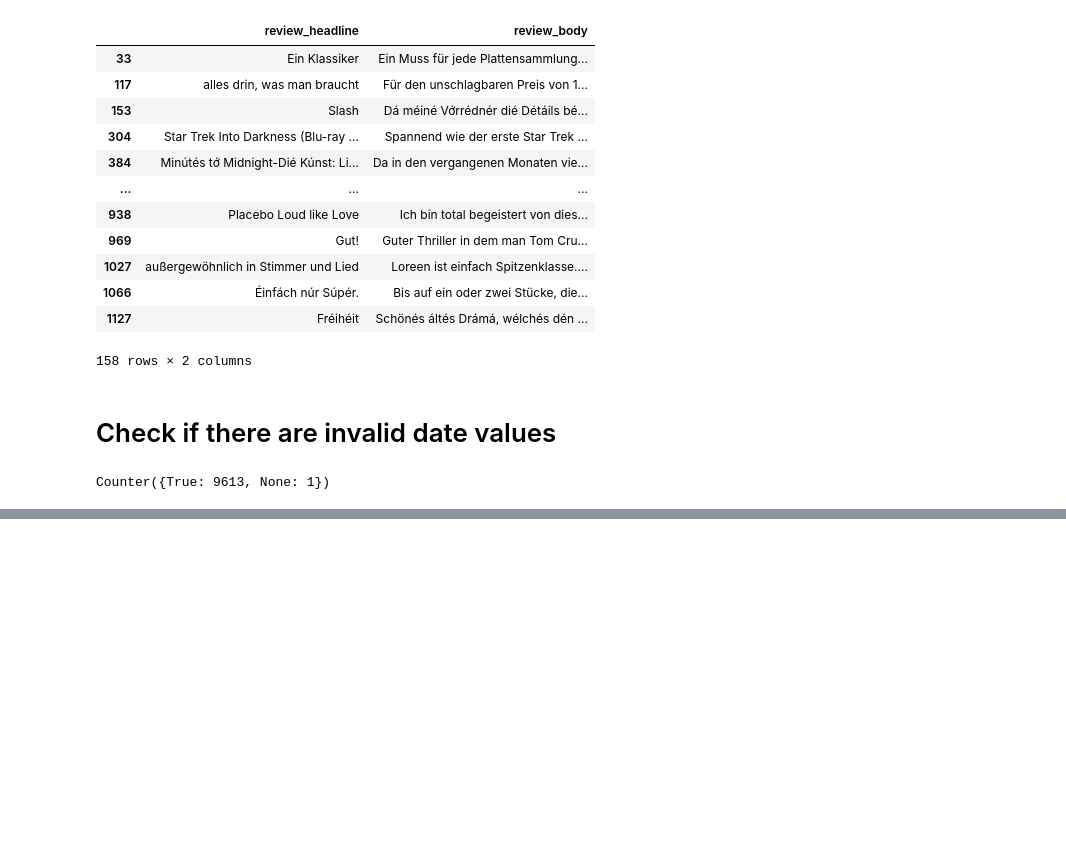
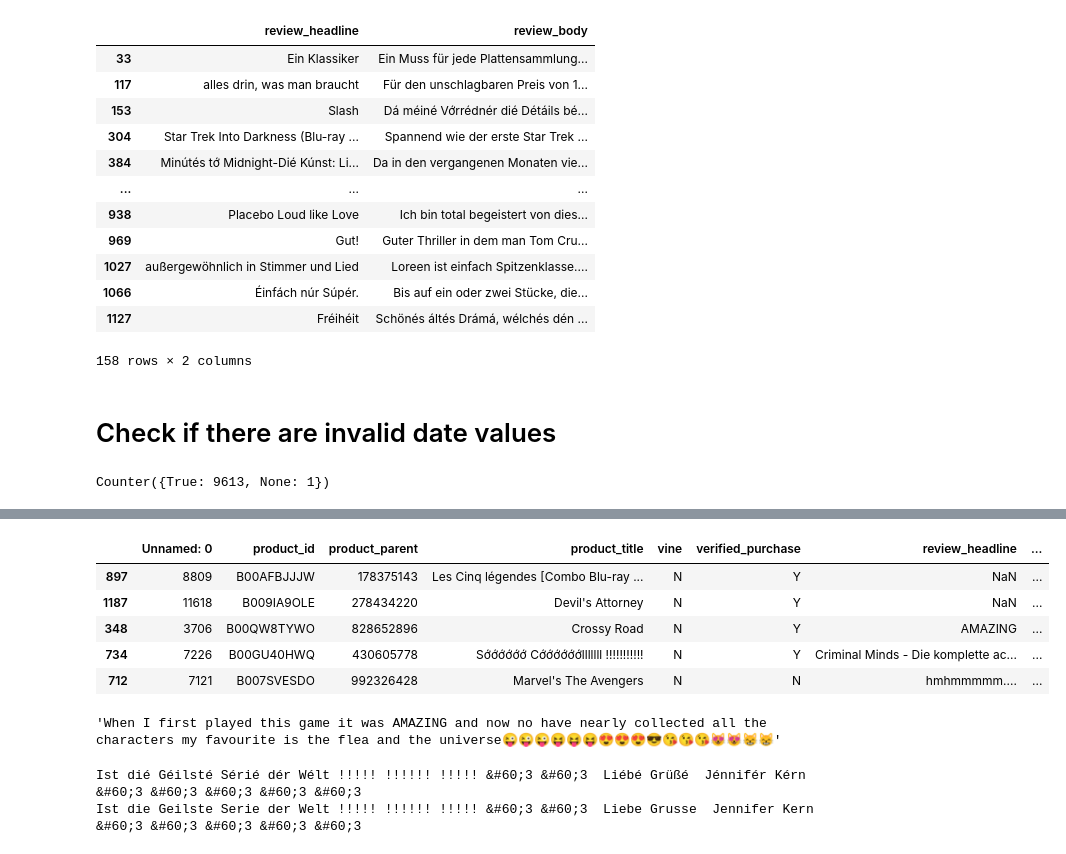
Before and after one commit to Kajzzer/BigData, a Jupyter notebook: EDA.ipynb, the cells around one changed output, grey strips where cells are left out. Cells and saved outputs as stored; diff of their text form; code cells hidden in the pictures; blank space fills up the shorter version.

```diff
--- a/EDA.ipynb
+++ b/EDA.ipynb
@@ -308,0 +383,46 @@ Counter({True: 9613, None: 1})
+# %%
+def non_ascii_ratio(review_body):
+
+    review_body = str(review_body)
+
+    # the total number of characters
+    total = len(review_body)
+
+    # the number of accents
+    asciis = 0
+
+    # iterate over the characters and check if acute is in their unicode name
+    for char in review_body:
+
+        if len(char.encode()) > 1:
+            asciis += 1
+
+    # return the ratio of non ascii characters
+    return asciis/total
+# %%
+# copy the dataframe, add the non ascii ratio and show the rows from a certain threshold (it shows that)
+df_copy = df.copy()
+df_copy['non_ascii_ratio'] = df_copy['review_body'].apply(non_ascii_ratio)
+df_copy = df_copy.sort_values('non_ascii_ratio')
+df_copy[df_copy['non_ascii_ratio'] > 0.07].head()
+# %% [output]
+|  | Unnamed: 0 | product_id | product_parent | product_title | vine | verified_purchase | review_headline | ... |
+| 897 | 8809 | B00AFBJJJW | 178375143 | Les Cinq légendes [Combo Blu-ray ... | N | Y | NaN | ... |
+| 1187 | 11618 | B009IA9OLE | 278434220 | Devil's Attorney | N | Y | NaN | ... |
+| 348 | 3706 | B00QW8TYWO | 828652896 | Crossy Road | N | Y | AMAZING | ... |
+| 734 | 7226 | B00GU40HWQ | 430605778 | Sớớớớớớ Cớớớớớớlllllll !!!!!!!!!!! | N | Y | Criminal Minds - Die komplette ac... | ... |
+| 712 | 7121 | B007SVESDO | 992326428 | Marvel's The Avengers | N | N | hmhmmmmm.... | ... |
+# %%
+# check the review body of the row around the possible threshold that doesn't have a clear accent spam
+df[df['Unnamed: 0'] == 3706]['review_body'].values[0]
+# %% [output]
+'When I first played this game it was AMAZING and now no have nearly collected all the characters my favourite is the flea and the universe😜😜😜😝😝😝😍😍😍😎😘😘😘😻😻😸😸'
+# %%
+import unidecode
+accented = df[df['Unnamed: 0'] == 7226]['review_body'].values[0]
+print(accented)
+unaccented = unidecode.unidecode(accented)
+print(unaccented)
+# %% [output]
+Ist dié Géilsté Sérié dér Wélt !!!!! !!!!!! !!!!! &#60;3 &#60;3  Liébé Grüßé  Jénnifér Kérn &#60;3 &#60;3 &#60;3 &#60;3 &#60;3
+Ist die Geilste Serie der Welt !!!!! !!!!!! !!!!! &#60;3 &#60;3  Liebe Grusse  Jennifer Kern &#60;3 &#60;3 &#60;3 &#60;3 &#60;3
```
Also changed, not shown: parts of 11 cells of this notebook, 1 other file.
